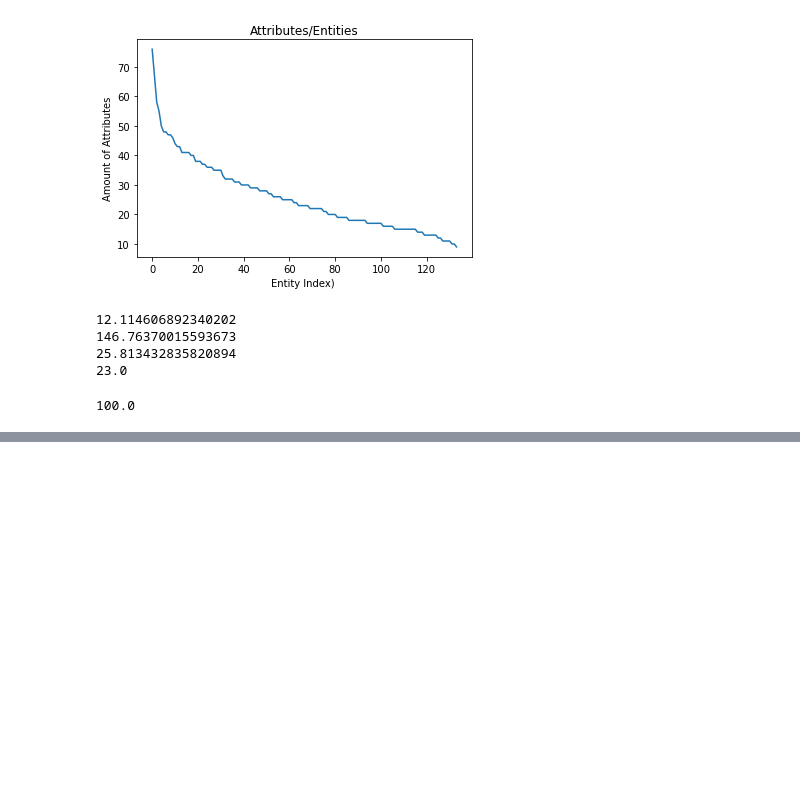
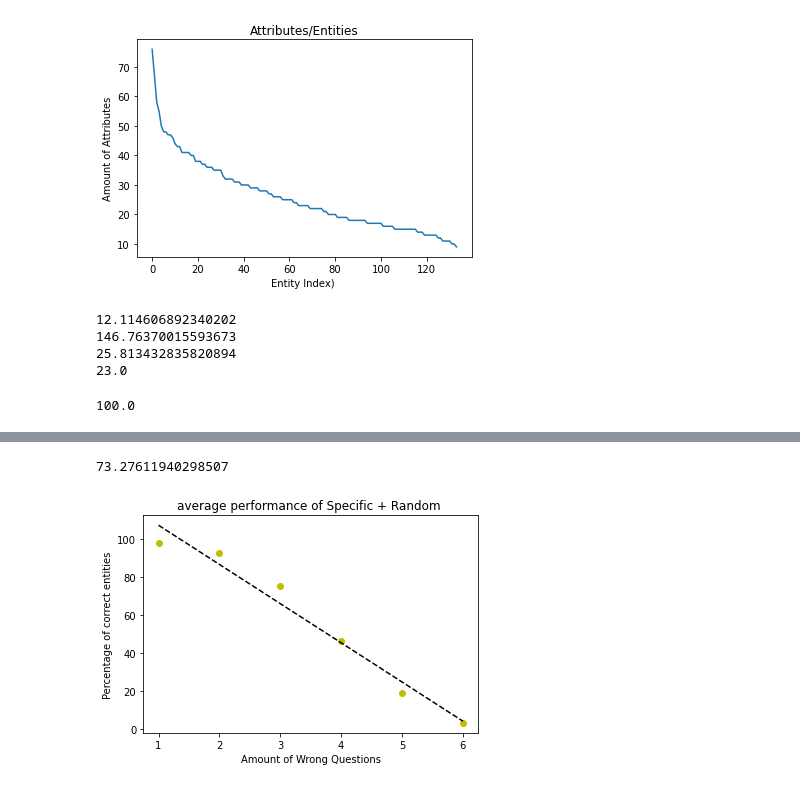
Before and after one commit to toschka123/20QProb---Bachelor-Thesis, a Jupyter notebook: Results.ipynb, the cells around one changed output, grey strips where cells are left out. Saved outputs shown, nothing was run; the diff lists cells and outputs as text; code cells hidden in the pictures; blank space fills up the shorter version.

```diff
--- a/Results.ipynb
+++ b/Results.ipynb
@@ -658,0 +742,16 @@ scale
+# %%
+sum(avgPerLocation) / len(avgPerLocation)
+# %% [output]
+73.27611940298507
+# %%
+x=[1,2,3,4,5,6]
+y =PerformanceNWrongsRandom
+coef = np.polyfit(x,y,1)
+poly1d_fn = np.poly1d(coef)
+# poly1d_fn is now a function which takes in x and returns an estimate for y
+fig, ax = plt.subplots()
+ax.plot(x,y, 'yo', x, poly1d_fn(x), '--k') #'--k'=black dashed line, 'yo' = yellow circle marker
+ax.set(xlabel='Amount of Wrong Questions', ylabel ='Percentage of correct entities', title='average performance of Specific + Random ')
+plt.savefig('estimate.png')
+# %% [output]
+[figure, added]
```
Also changed, not shown: parts of 17 cells of this notebook, 1 other file.
